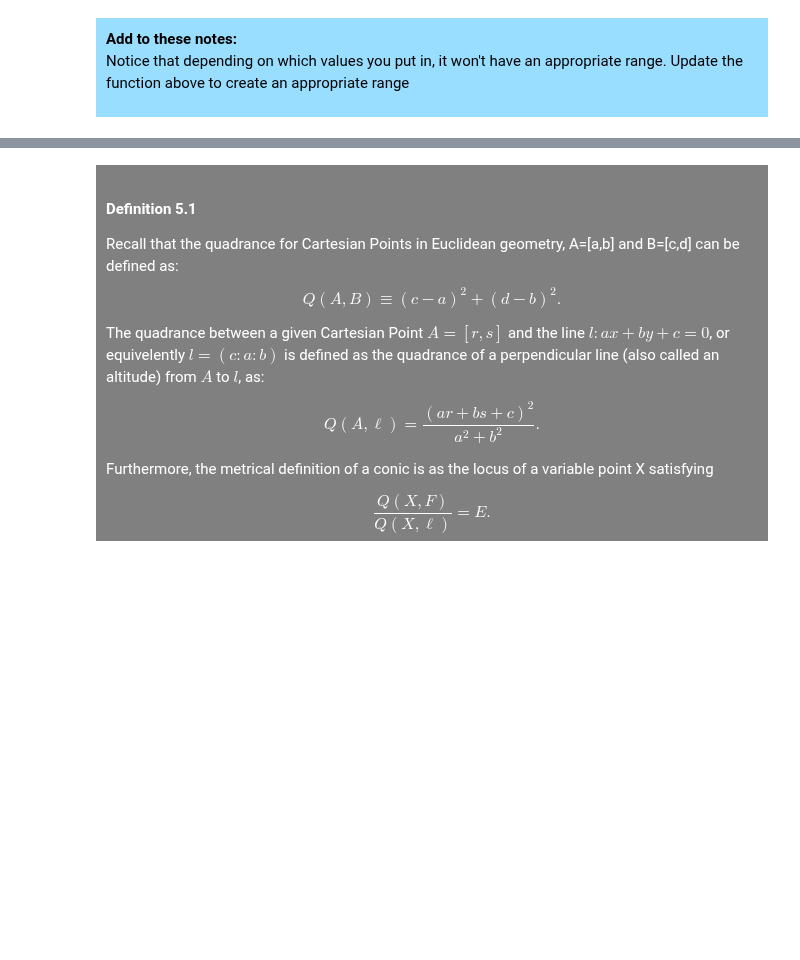
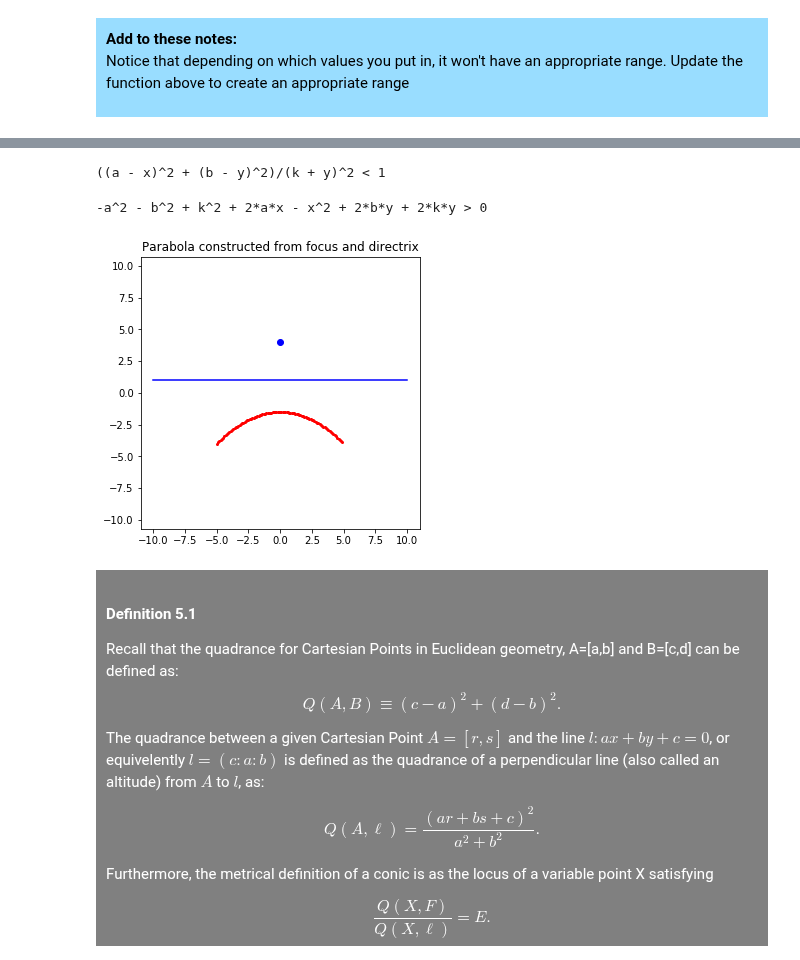
Before and after one commit to jgab3103/Jamie-Gabriel, a Jupyter notebook: Notebooks/jovyan/MathNotebooks/Algebraic_Calculus_Notes_14.ipynb, the cells around one changed output, grey strips where cells are left out. Saved outputs shown, nothing was run; the diff lists cells and outputs as text; code cells hidden in the pictures; blank space fills up the shorter version.

```diff
--- a/Notebooks/jovyan/MathNotebooks/Algebraic_Calculus_Notes_14.ipynb
+++ b/Notebooks/jovyan/MathNotebooks/Algebraic_Calculus_Notes_14.ipynb
@@ -432,3 +435,34 @@ In the case of the parabola, it distnace from the from a point on the to the foc
+# %%
+x, y, a, b, k = var('x, y, a, b, k')
+# %%
+i = ((x - a)**2 + (y - b)**2)/(k + y)**2 < 1
+i
+# %% [output]
+((a - x)^2 + (b - y)^2)/(k + y)^2 < 1
+# %%
+show(solve(i, y)[0][0])
+# %% [output]
+-a^2 - b^2 + k^2 + 2*a*x - x^2 + 2*b*y + 2*k*y > 0
+# %%
+def compute_parabola_from_focus_and_directrix(a, b, k, x):
+    numerator = a^2 - b^2 + k^2 - 2 * a * x - x^2
+    denominator = 2 * (b + k)
+    return(float(numerator / denominator))
+# %%
+a = 0
+b = 4
+k = 1
+
+x_values = np.arange(-5, 5, .1)
+y_values = [compute_parabola_from_focus_and_directrix(a,b,k, i) for i in np.arange(-5, 5, .1)]
+fig, ax = plt.subplots(1, 1, figsize=(5,5))
+focus = ax.plot(a, b, "bo")
+directrix = ax.plot([-10, 10], [k, k], "b")
+p2 = ax.plot(x_values, y_values, "ro", markersize = 2)
+p3 = ax.axis('equal')
+p4 = ax.set_title('Parabola constructed from focus and directrix')
+# %% [output]
+[figure, added]
 # %% [markdown]
 <div style="background:gray; color:white; padding: 10px">
 
```
Also changed, not shown: parts of 4 cells of this notebook.
